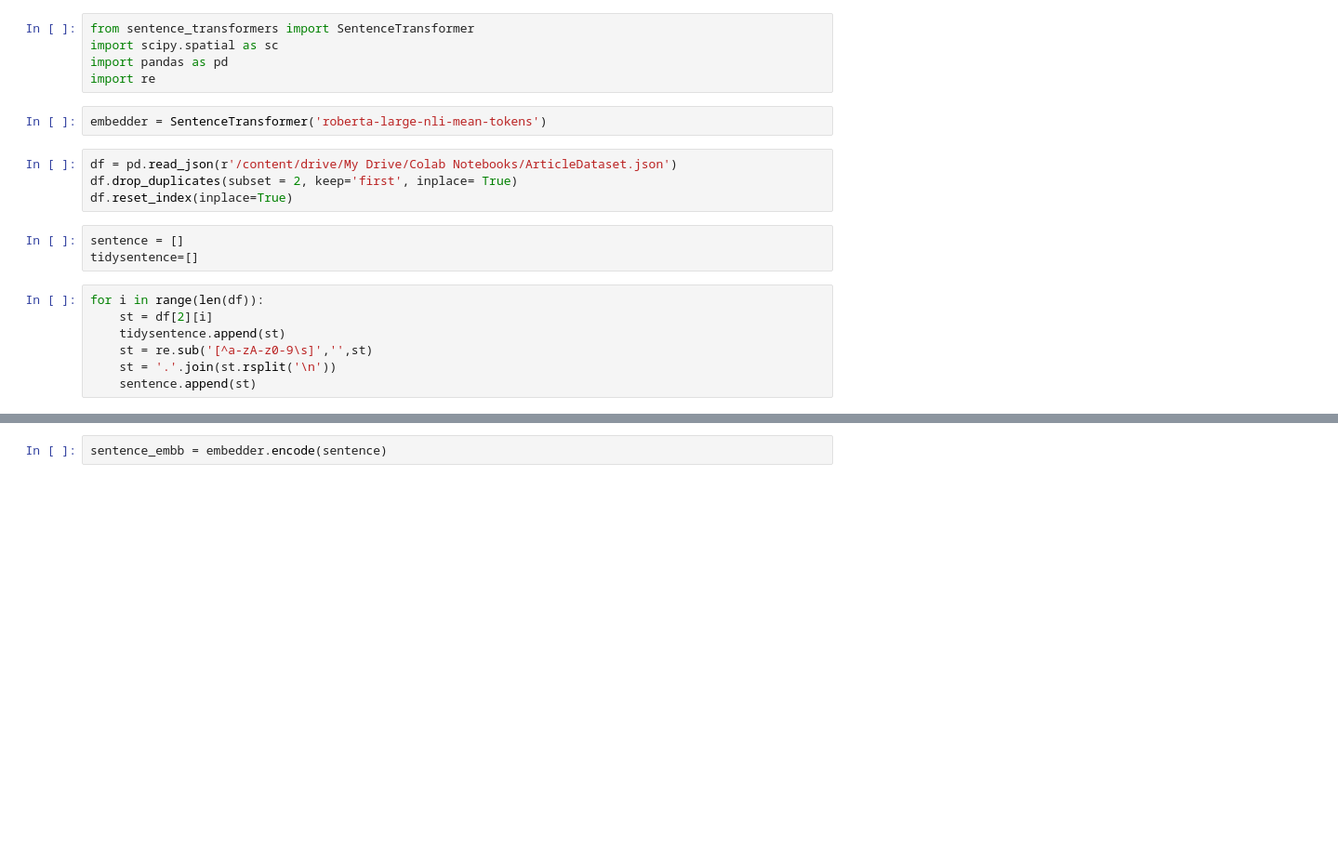
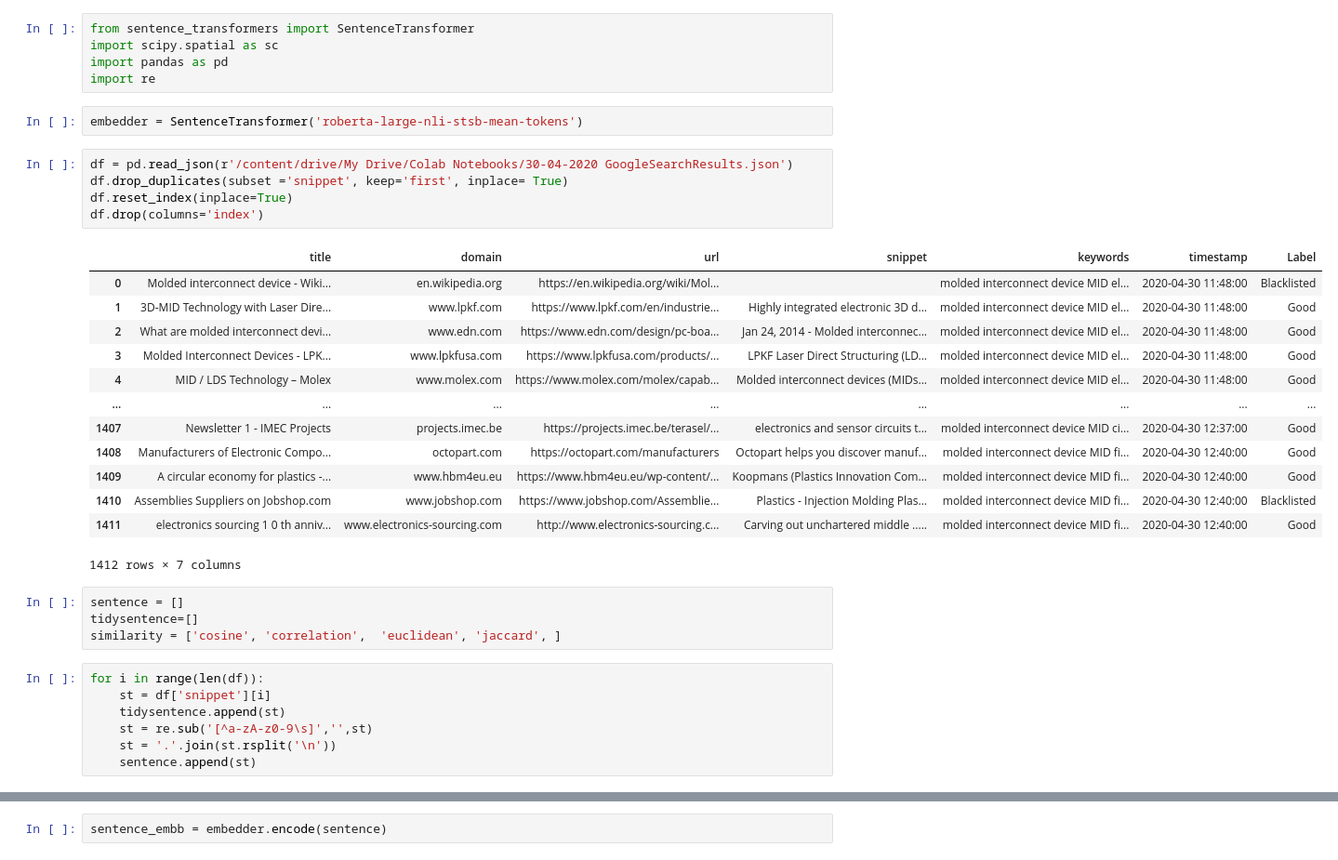
Before and after one commit to rahulmadanraju/Rokin_Dev, a Jupyter notebook: Transformers.ipynb, the cells around one changed output, grey strips where cells are left out. Shown at 93% size. Drawn from its saved outputs; the diff is of its cells as text; blank space fills up the shorter version.

```diff
--- a/Transformers.ipynb
+++ b/Transformers.ipynb
@@ -24,17 +24,33 @@ import scipy.spatial as sc
 import pandas as pd
 import re
 # %%
-embedder = SentenceTransformer('roberta-large-nli-mean-tokens')
+embedder = SentenceTransformer('roberta-large-nli-stsb-mean-tokens')
 # %%
-df = pd.read_json(r'/content/drive/My Drive/Colab Notebooks/ArticleDataset.json')
-df.drop_duplicates(subset = 2, keep='first', inplace= True)
+df = pd.read_json(r'/content/drive/My Drive/Colab Notebooks/30-04-2020 GoogleSearchResults.json')
+df.drop_duplicates(subset ='snippet', keep='first', inplace= True)
 df.reset_index(inplace=True)
+df.drop(columns='index')
+# %% [output]
+|  | title | domain | url | snippet | keywords | timestamp | Label |
+| 0 | Molded interconnect device - Wiki... | en.wikipedia.org | https://en.wikipedia.org/wiki/Mol... |  | molded interconnect device MID el... | 2020-04-30 11:48:00 | Blacklisted |
+| 1 | 3D-MID Technology with Laser Dire... | www.lpkf.com | https://www.lpkf.com/en/industrie... | Highly integrated electronic 3D d... | molded interconnect device MID el... | 2020-04-30 11:48:00 | Good |
+| 2 | What are molded interconnect devi... | www.edn.com | https://www.edn.com/design/pc-boa... | Jan 24, 2014 - Molded interconnec... | molded interconnect device MID el... | 2020-04-30 11:48:00 | Good |
+| 3 | Molded Interconnect Devices - LPK... | www.lpkfusa.com | https://www.lpkfusa.com/products/... | LPKF Laser Direct Structuring (LD... | molded interconnect device MID el... | 2020-04-30 11:48:00 | Good |
+| 4 | MID / LDS Technology – Molex | www.molex.com | https://www.molex.com/molex/capab... | Molded interconnect devices (MIDs... | molded interconnect device MID el... | 2020-04-30 11:48:00 | Good |
+| ... | ... | ... | ... | ... | ... | ... | ... |
+| 1407 | Newsletter 1 - IMEC Projects | projects.imec.be | https://projects.imec.be/terasel/... | electronics and sensor circuits t... | molded interconnect device MID ci... | 2020-04-30 12:37:00 | Good |
+| 1408 | Manufacturers of Electronic Compo... | octopart.com | https://octopart.com/manufacturers | Octopart helps you discover manuf... | molded interconnect device MID fi... | 2020-04-30 12:40:00 | Good |
+| 1409 | A circular economy for plastics -... | www.hbm4eu.eu | https://www.hbm4eu.eu/wp-content/... | Koopmans (Plastics Innovation Com... | molded interconnect device MID fi... | 2020-04-30 12:40:00 | Good |
+| 1410 | Assemblies Suppliers on Jobshop.com | www.jobshop.com | https://www.jobshop.com/Assemblie... | Plastics - Injection Molding Plas... | molded interconnect device MID fi... | 2020-04-30 12:40:00 | Blacklisted |
+| 1411 | electronics sourcing 1 0 th anniv... | www.electronics-sourcing.com | http://www.electronics-sourcing.c... | Carving out unchartered middle ..... | molded interconnect device MID fi... | 2020-04-30 12:40:00 | Good |
+1412 rows × 7 columns
-# %%
-sentence = []
-tidysentence=[]
+# %%
+sentence = []
+tidysentence=[]
+similarity = ['cosine', 'correlation',  'euclidean', 'jaccard', ]
 # %%
 for i in range(len(df)):
-    st = df[2][i]
+    st = df['snippet'][i]
     tidysentence.append(st)
     st = re.sub('[^a-zA-z0-9\s]','',st)
     st = '.'.join(st.rsplit('\n'))
```
Also changed, not shown: parts of 10 cells of this notebook.
